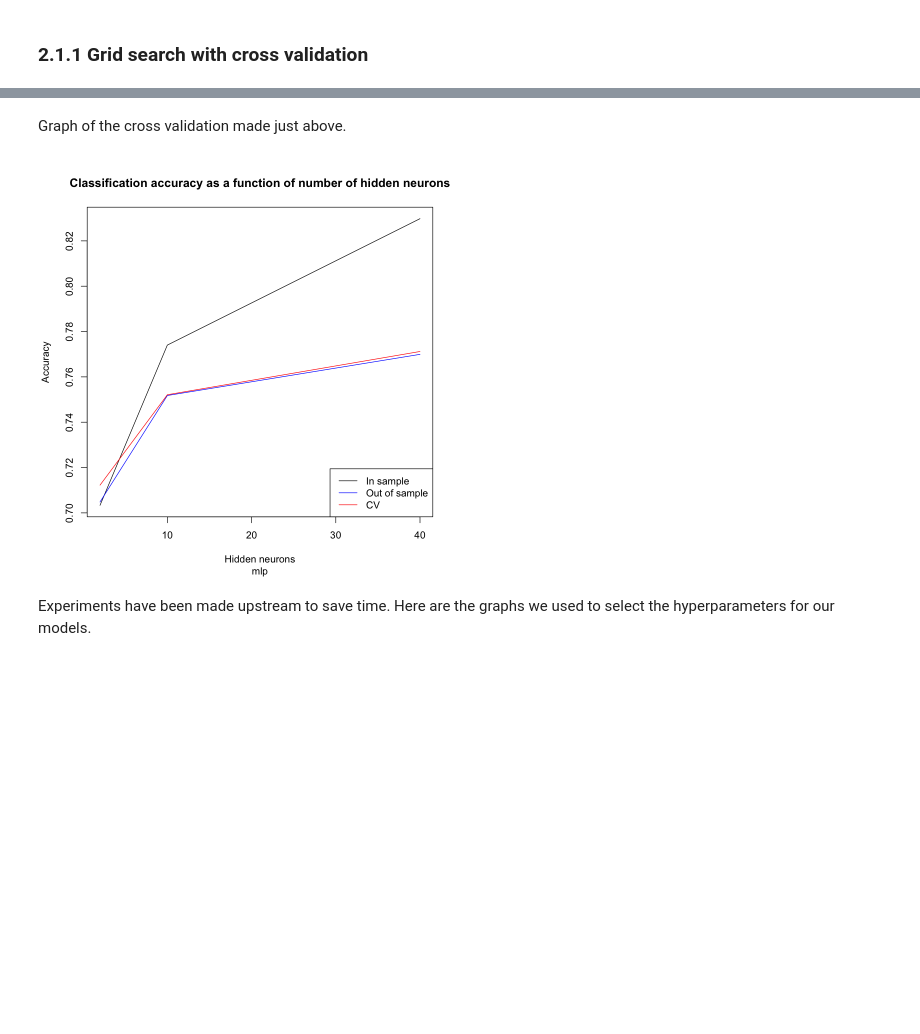
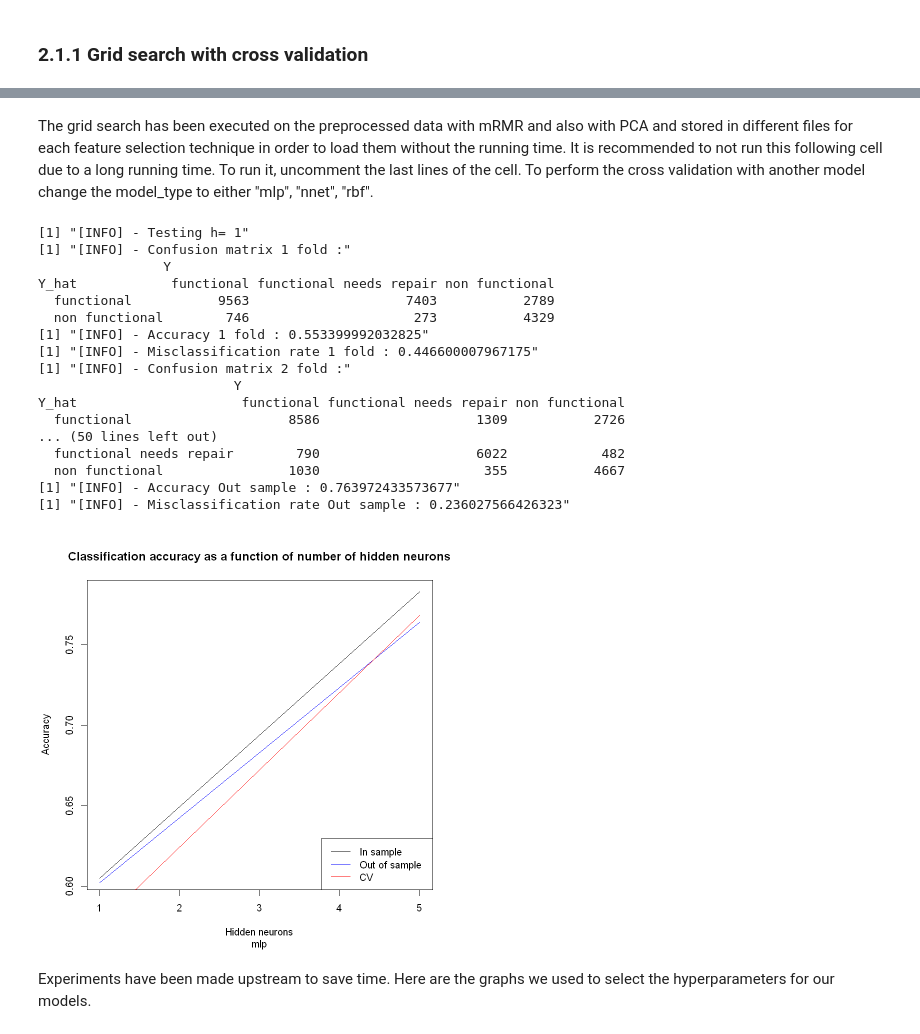
Before and after one commit to miromatagne/Driven-Data-Competition, a Jupyter notebook: ReportTemplate.ipynb, the cells around one changed output, grey strips where cells are left out. Saved outputs shown, nothing was run; the diff lists cells and outputs as text; code cells hidden in the pictures; blank space fills up the shorter version.

```diff
--- a/ReportTemplate.ipynb
+++ b/ReportTemplate.ipynb
@@ -1193,6 +1214,0 @@ To perform the cross validation with another model change the model_type to eith
-# %%
-model_type <- "mlp"
-k <- 3
-parameters <- list(2,10,40)
-load(file = "Files/Preprocessing/data_preproc.Rdata")
-accury_vec <- apply_CV_InOut_Comp_NN(parameters,k,model_type)
@@ -1272,13 +1215,41 @@ Warning message in snnsObject$setUnitName(num, oNames[[i]]):
-# %% [markdown]
-Graph of the cross validation made just above.
+# %% [markdown]
+The grid search has been executed on the preprocessed data with mRMR and also with PCA and stored in different files for each feature selection technique in order to load them without the running time. It is recommended to not run this following cell due to a long running time. To run it, uncomment the last lines of the cell.
+To perform the cross validation with another model change the model_type to either "mlp", "nnet", "rbf".
 # %%
-plot(parameters,accury_vec$in_sample,type="n",main="Classification accuracy as a function of number of hidden neurons",xlab="Hidden neurons",ylab="Accuracy",sub=model_type)
-lines(parameters,accury_vec$in_sample)
-lines(parameters,accury_vec$out_sample,col="blue")
-lines(parameters,accury_vec$cv,col="red")
-legend("bottomright",legend=c("In sample","Out of sample","CV"),col=c("black","blue","red"),lty=c(1,1,1))
+display_Results_NN <- function(){
+    plot(parameters,accury_vec$in_sample,type="n",main="Classification accuracy as a function of number of hidden neurons",xlab="Hidden neurons",ylab="Accuracy",sub=model_type)
+    lines(parameters,accury_vec$in_sample)
+    lines(parameters,accury_vec$out_sample,col="blue")
+    lines(parameters,accury_vec$cv,col="red")
+    legend("bottomright",legend=c("In sample","Out of sample","CV"),col=c("black","blue","red"),lty=c(1,1,1))
+}
+model_type <- "mlp"
+k <- 5
+parameters <- list(1,5,10,20,40,60,100)
+
+#accury_vec <- apply_CV_InOut_Comp_NN(parameters,k,model_type,data_preproc_pca)
+#display_Results_NN()
+#accury_vec <- apply_CV_InOut_Comp_NN(parameters,k,model_type,data_preproc_mrmr)
+#display_Results_NN()
 # %% [output]
+[1] "[INFO] - Testing h= 1"
+[1] "[INFO] - Confusion matrix 1 fold :"
+                Y
+Y_hat            functional functional needs repair non functional
+  functional           9563                    7403           2789
+  non functional        746                     273           4329
+[1] "[INFO] - Accuracy 1 fold : 0.553399992032825"
+[1] "[INFO] - Misclassification rate 1 fold : 0.446600007967175"
+[1] "[INFO] - Confusion matrix 2 fold :"
+                         Y
+Y_hat                     functional functional needs repair non functional
+  functional                    8586                    1309           2726
+... (50 lines left out)
+  functional needs repair        790                    6022            482
+  non functional                1030                     355           4667
+[1] "[INFO] - Accuracy Out sample : 0.763972433573677"
+[1] "[INFO] - Misclassification rate Out sample : 0.236027566426323"
-[figure, old version]
+[figure, new version]
 # %%
 plot_CV_mrmr <- function(param,model_feature,zoom) {
     plot(parameters,error_in_sample_vec,type="n",main=paste("Classification accuracy as a function of number of", param, sep = " "),xlab=param,ylab="Accuracy",sub=model_feature,ylim=zoom)
```
Also changed, not shown: parts of 29 cells of this notebook, 3 other files.
